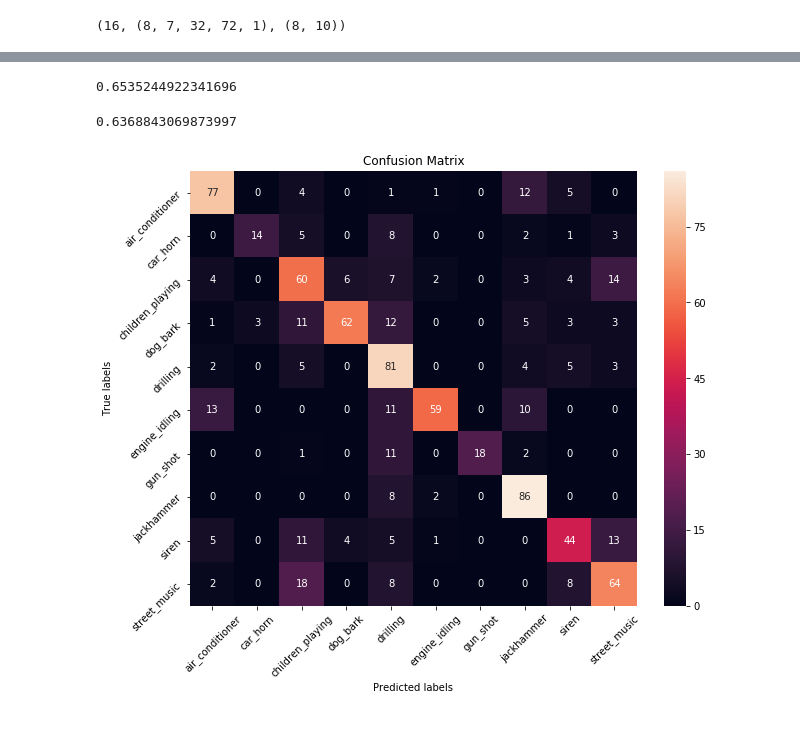
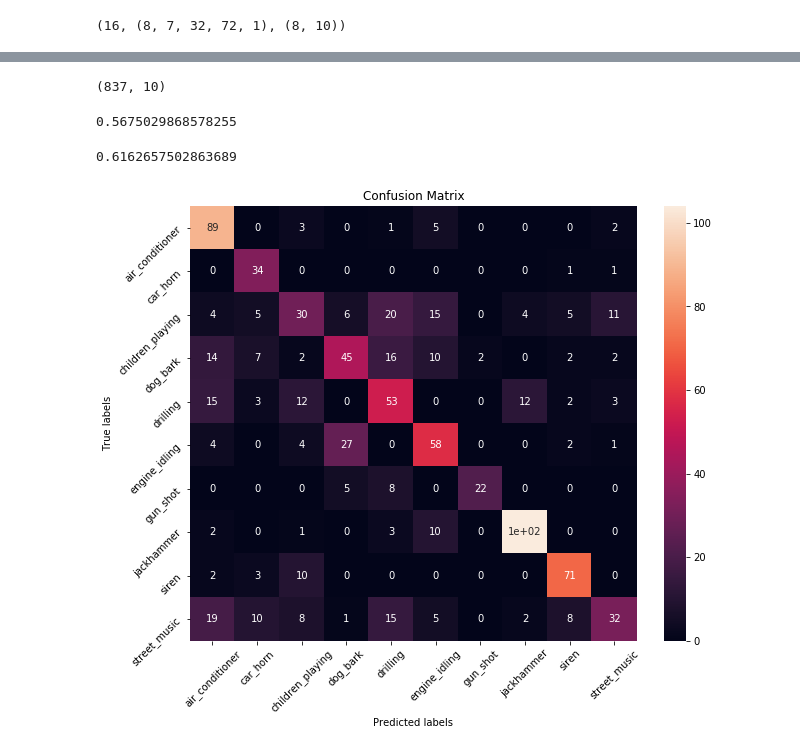
Before and after one commit to jonnor/ESC-CNN-microcontroller, a Jupyter notebook: experiments/urbansounds/MultipleInstance.ipynb, the cells around one changed output, grey strips where cells are left out. Cells and saved outputs as stored; diff of their text form; code cells hidden in the pictures.

```diff
--- a/experiments/urbansounds/MultipleInstance.ipynb
+++ b/experiments/urbansounds/MultipleInstance.ipynb
@@ -342,2 +341,2 @@ KeyboardInterrupt:
 # %%
-model = keras.models.load_model('sbcnn.hdf5')
+model = keras.models.load_model('multi.sbcnn.hdf5')
@@ -388,32 +343,49 @@ accuracy_score(t.classID, mean_m)
-# %%
-mean_p = predict_windowed(model, t, method='mean')
-accuracy_score(t.classID, mean_p)
-# %% [output]
-0.6535244922341696
-# %%
-val_d = folds[0][1]
-val_p = predict_windowed(model, val_d, method='mean')
-accuracy_score(val_d.classID, val_p)
-# %% [output]
-0.6368843069873997
+# %%
+def pred(model, samples):
+    inp = []
+    for index, sample in samples.iterrows():
+        s = load_sample(sample)
+        inp.append(s)
+
+    inp = numpy.stack(inp)
+    inp = numpy.expand_dims(inp, axis=-1)
+
+    return model.predict(inp)
+
+
+p = pred(model, test)
+p.shape
+# %% [output]
+(837, 10)
+# %%
+from sklearn.metrics import accuracy_score
+accuracy_score(test.classID, numpy.argmax(p, axis=1))
+# %% [output]
+0.5675029868578255
+# %%
+v = folds[0][1]
+v_pred = numpy.argmax(pred(model, v), axis=1)
+accuracy_score(v.classID, v_pred)
+# %% [output]
+0.6162657502863689
 # %%
 import seaborn as sns
 import matplotlib.pyplot as plt
 
 def plot_confusion(cm, classnames):
 
     fig, ax = plt.subplots(1, figsize=(10,8))
     sns.heatmap(cm, annot=True, ax=ax);
 
     ax.set_xlabel('Predicted labels')
     ax.set_ylabel('True labels')
     ax.set_title('Confusion Matrix')
     ax.xaxis.set_ticklabels(classnames, rotation=45)
     ax.yaxis.set_ticklabels(classnames, rotation=45)
 
 from sklearn.metrics import confusion_matrix
-cm = confusion_matrix(val_d.classID, val_p, labels=None, sample_weight=None)
-cm =confusion_matrix(t.classID, mean_m, labels=None, sample_weight=None)
+cm = confusion_matrix(v.classID, v_pred, labels=None, sample_weight=None)
+#cm = confusion_matrix(t.classID, mean_m, labels=None, sample_weight=None)
 plot_confusion(cm, urbansound8k.classnames)
 # %% [output]
-[figure, old version]
+[figure, new version]
```
Also changed, not shown: parts of 7 cells of this notebook, 2 other files.
